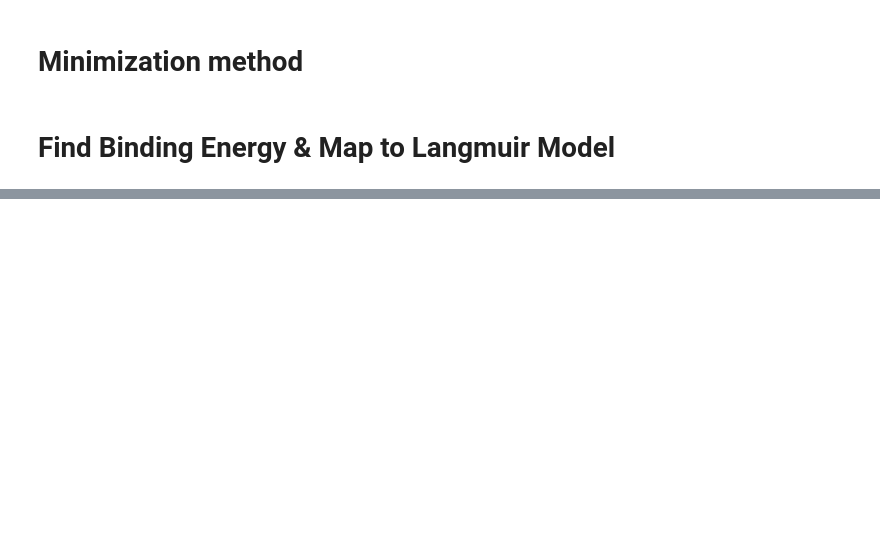
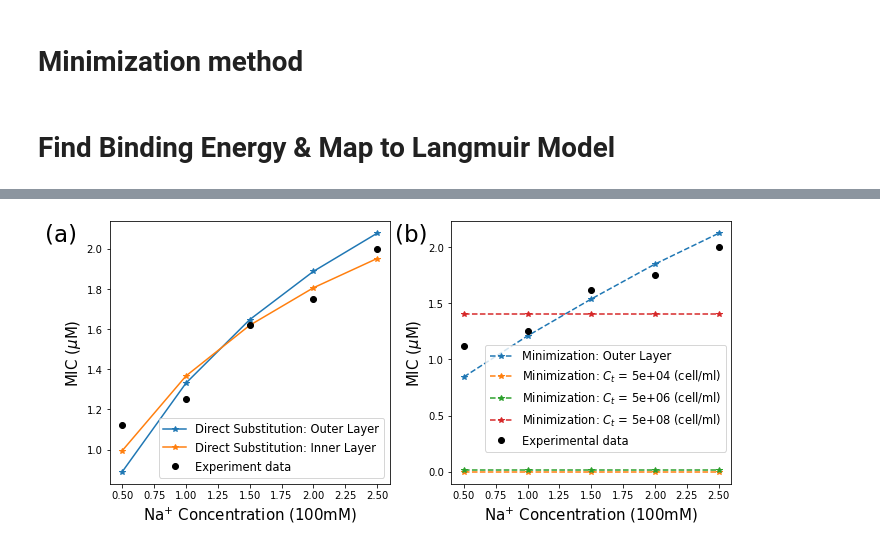
Before and after one commit to Suemin-Lee/MIC_Salt_dependent, a Jupyter notebook: Electrostatic_Energy_Minimization.ipynb, the cells around one changed output, grey strips where cells are left out. Drawn from its saved outputs; the diff is of its cells as text; code cells hidden in the pictures; blank space fills up the shorter version.

```diff
--- a/Electrostatic_Energy_Minimization.ipynb
+++ b/Electrostatic_Energy_Minimization.ipynb
@@ -226,0 +253,20 @@ MIC: Kappa =  0.16447368421052633 Cp =  2.124845352498883  P/L =  0.100005442021
+# %%
+
+
+for i, kappa in enumerate(kappa_range):
+    filename1 = 'Cp_vs_PL_at_Kappa_%1.3f'%(kappa)
+    PL_data = P_L_list[i]
+    data_save(filename1,Cp_range, PL_data)
+
+
+# Binding E
+filename1 = 'Outer_membrane_bindingE'
+data_save(filename1,NaCl_initial,BE_wB)
+
+
+# MIC
+filename1 = 'Outer_membrane_MIC'
+data_save(filename1,NaCl_initial, MIC_values)
+
+filename1 = 'Experimental_MIC'
+data_save(filename1,NaCl_mM, MIC_NaCl)
@@ -226,0 +279,38 @@ MIC: Kappa =  0.16447368421052633 Cp =  2.124845352498883  P/L =  0.100005442021
+# %%
+plt.figure(figsize=(10,4.5))
+
+ax1 = plt.subplot(1,2,1)
+
+plt.plot(NaCl_initial, MIC_values_outer,'-*',label='Direct Substitution: Outer Layer')
+plt.plot(NaCl_initial, MIC_values_inner,'-*',label='Direct Substitution: Inner Layer')
+plt.plot(NaCl_initial,MIC_NaCl,'o',label='Experiment data',color ='k')
+plt.xlabel('$\mathregular{Na}^{+}$ Concentration (100mM)' , fontsize = 15)
+plt.ylabel('MIC ($\mu$M)', fontsize = 15)
+plt.legend(fontsize=11.5)
+plt.text(-0.23,.925,"(a)",fontsize=23, transform=ax1.transAxes)
+
+
+
+ax2 = plt.subplot(1,2,2)
+
+plt.plot(NaCl_initial, MIC_values_min,'--*',label='Minimization: Outer Layer')
+cycle = plt.rcParams['axes.prop_cycle'].by_key()['color']
+
+CB_range = [5*10**(i) for i in range(4,10,2)]
+for j,CB in enumerate(CB_range):
+    MIC_values=[]
+    for i, w_B in enumerate(MIC_save['W_b']):
+        MIC_values.append(MIC_non_competitive_membrane(CB,w_B,PL_B))
+    plt.plot(NaCl_initial, MIC_values,'--*',label=r'Minimization: $C_t$ = %1.0e (cell/ml)'%(CB))#, marker='*',color='red')
+    plt.xlabel('$\mathregular{Na}^{+}$ Concentration (100mM)' , fontsize = 15)
+    plt.ylabel('MIC ($\mu$M)', fontsize = 15)
+plt.plot(NaCl,MIC_NaCl,'o',label='Experimental data',color='k')
+plt.legend( fontsize = 11.5, bbox_to_anchor=(0.1, 0.1))
+
+
+plt.text(-0.2,.925,"(b)",fontsize=23, transform=ax2.transAxes)
+
+plt.tight_layout()
+plt.savefig('plots/'+('Compare_Ex_Th')+'.pdf',bbox_inches='tight')
+# %% [output]
+[figure, added]
```
Also changed, not shown: parts of 6 cells of this notebook, 32 other files.
